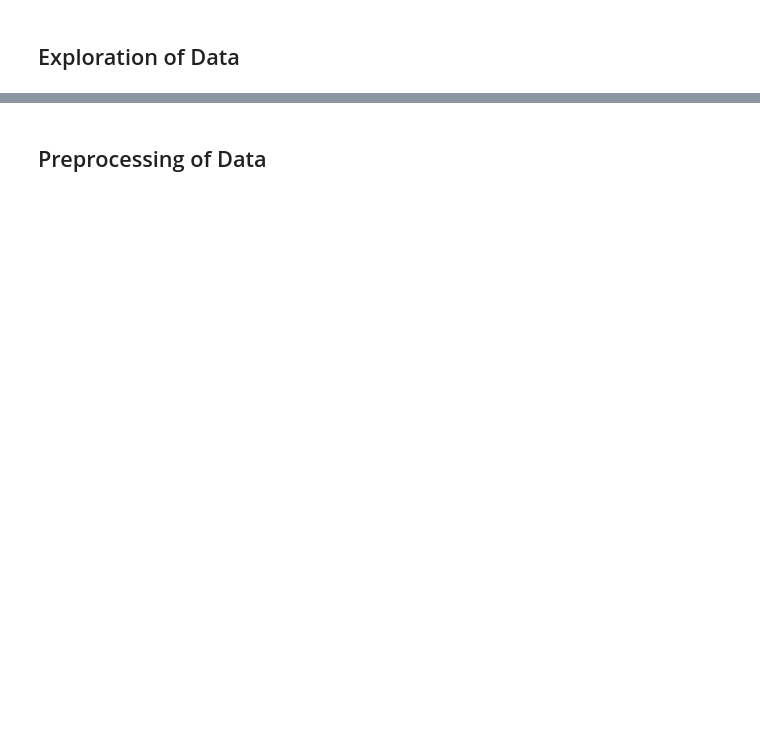
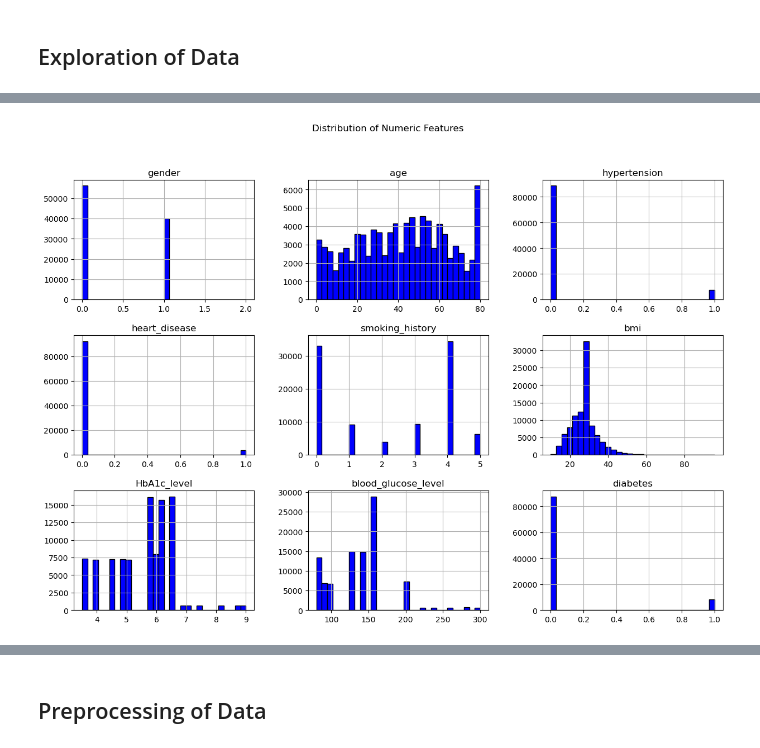
Before and after one commit to VBoudreau55/ML_Project, a Jupyter notebook: Project_Code.ipynb, the cells around one changed output, grey strips where cells are left out. Drawn from its saved outputs; the diff is of its cells as text; code cells hidden in the pictures; blank space fills up the shorter version.

```diff
--- a/Project_Code.ipynb
+++ b/Project_Code.ipynb
@@ -112,0 +178,9 @@ plt.show()
+# %%
+df = diabetes_df
+
+# Distribution of numeric features
+df.hist(bins=30, figsize=(15, 10), color='blue', edgecolor='black')
+plt.suptitle('Distribution of Numeric Features')
+plt.show()
+# %% [output]
+[figure, added]
```
Also changed, not shown: parts of 20 cells of this notebook.
